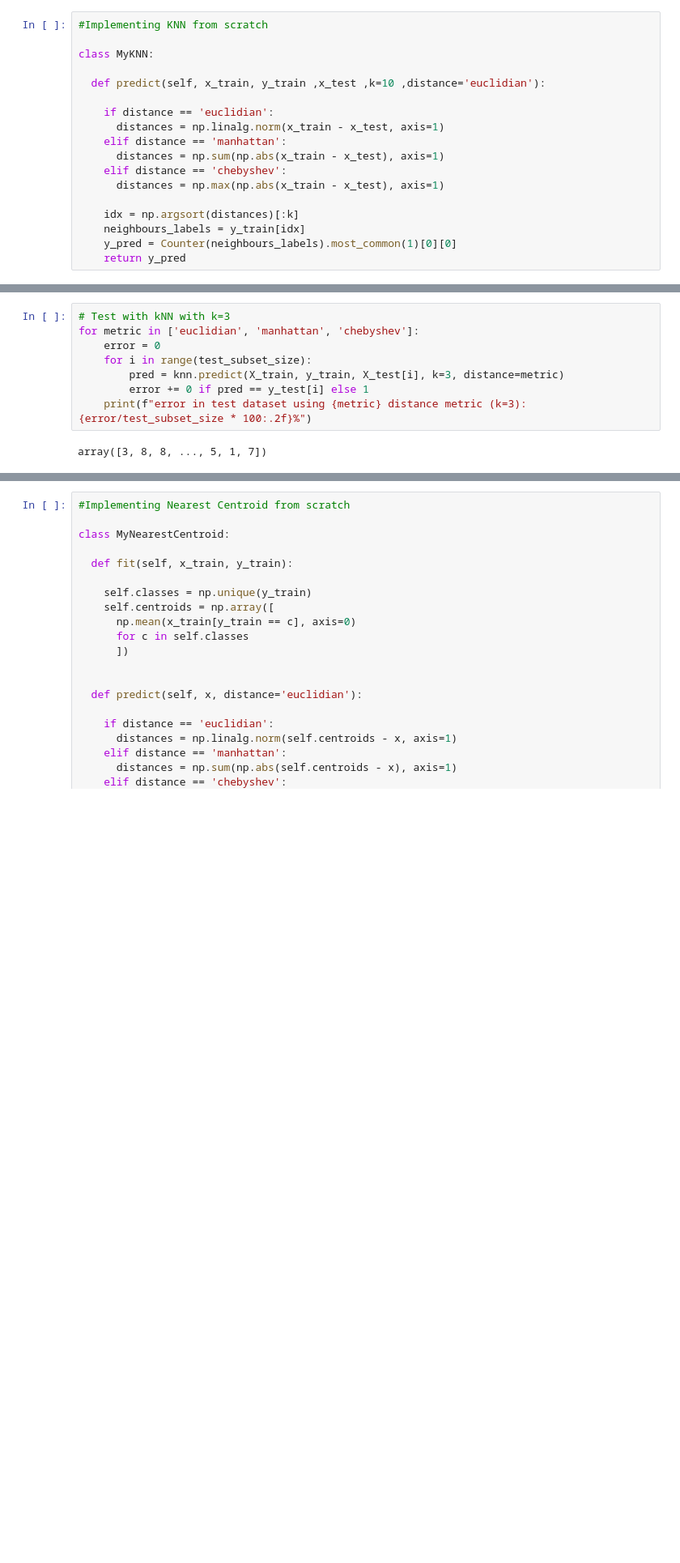
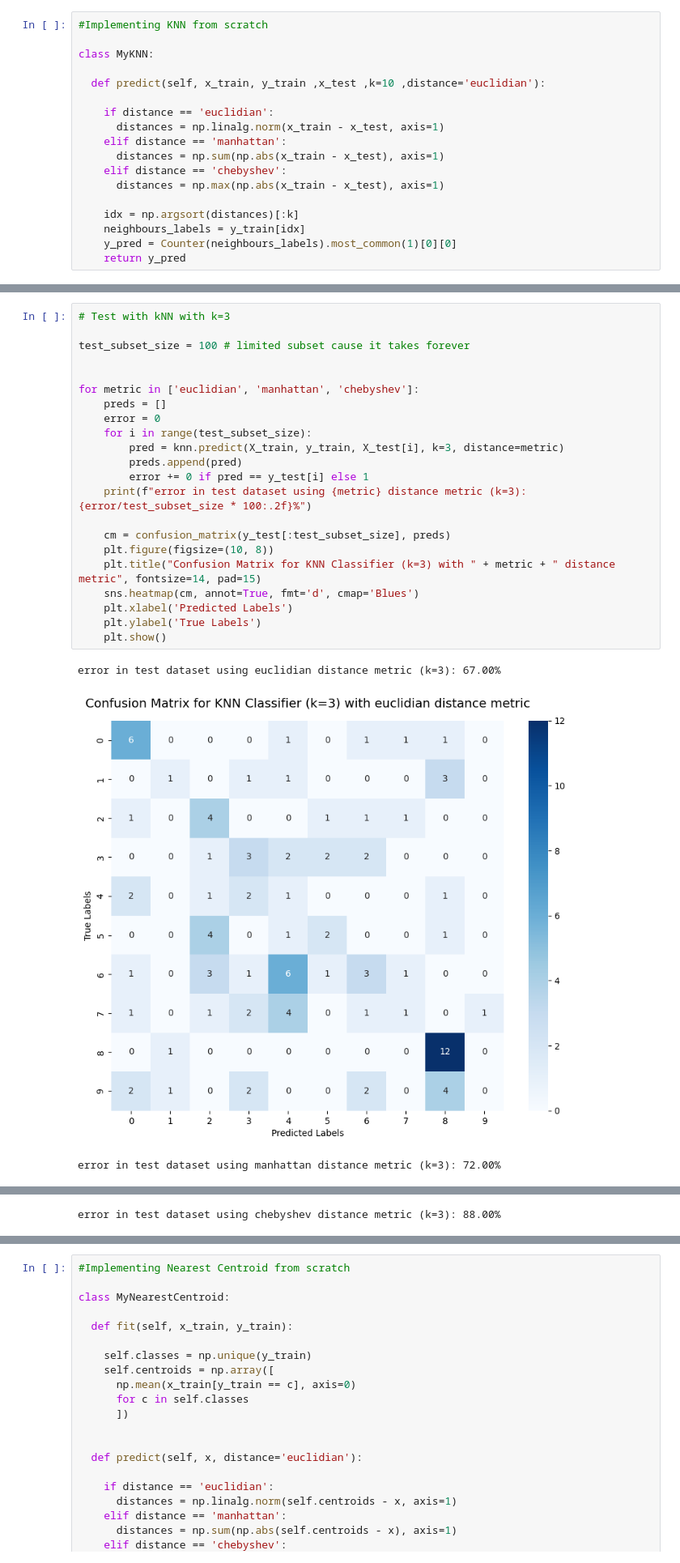
Before and after one commit to giannisster/knn-and-centroid-tests-over-cifar10, a Jupyter notebook: DL_Task_1.ipynb, the cells around one changed output, grey strips where cells are left out. Shown at 81% size. Cells and saved outputs as stored; diff of their text form; blank space fills up the shorter version.

```diff
--- a/DL_Task_1.ipynb
+++ b/DL_Task_1.ipynb
@@ -85,10 +113,26 @@ error: 69.00%
 # %%
 # Test with kNN with k=3
+
+test_subset_size = 100 # limited subset cause it takes forever
+
+
 for metric in ['euclidian', 'manhattan', 'chebyshev']:
+    preds = []
     error = 0
     for i in range(test_subset_size):
         pred = knn.predict(X_train, y_train, X_test[i], k=3, distance=metric)
+        preds.append(pred)
         error += 0 if pred == y_test[i] else 1
     print(f"error in test dataset using {metric} distance metric (k=3): {error/test_subset_size * 100:.2f}%")
+
+    cm = confusion_matrix(y_test[:test_subset_size], preds)
+    plt.figure(figsize=(10, 8))
+    plt.title("Confusion Matrix for KNN Classifier (k=3) with " + metric + " distance metric", fontsize=14, pad=15)
+    sns.heatmap(cm, annot=True, fmt='d', cmap='Blues')
+    plt.xlabel('Predicted Labels')
+    plt.ylabel('True Labels')
+    plt.show()
 # %% [output]
-array([3, 8, 8, ..., 5, 1, 7])
+error in test dataset using euclidian distance metric (k=3): 67.00%
+[figure, added]
+error in test dataset using manhattan distance metric (k=3): 72.00%
@@ -94,0 +140 @@ array([3, 8, 8, ..., 5, 1, 7])
+error in test dataset using chebyshev distance metric (k=3): 88.00%
```
Also changed, not shown: parts of 16 cells of this notebook.
